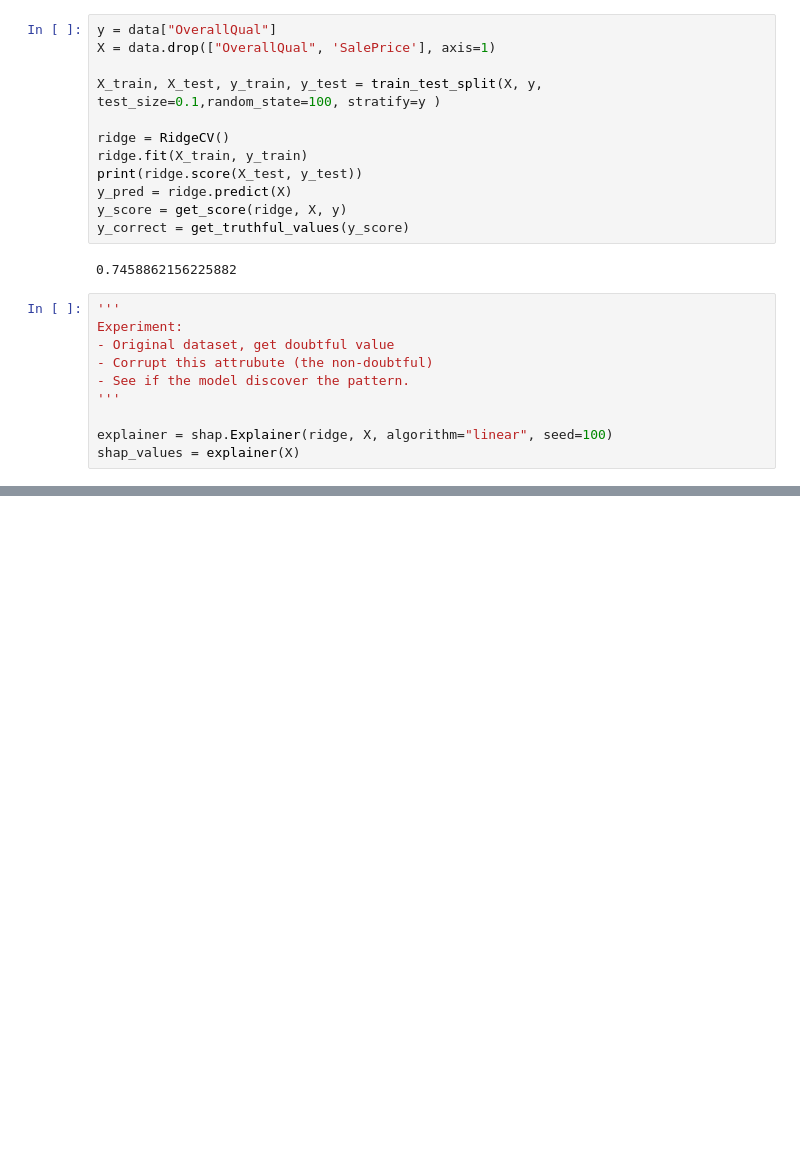
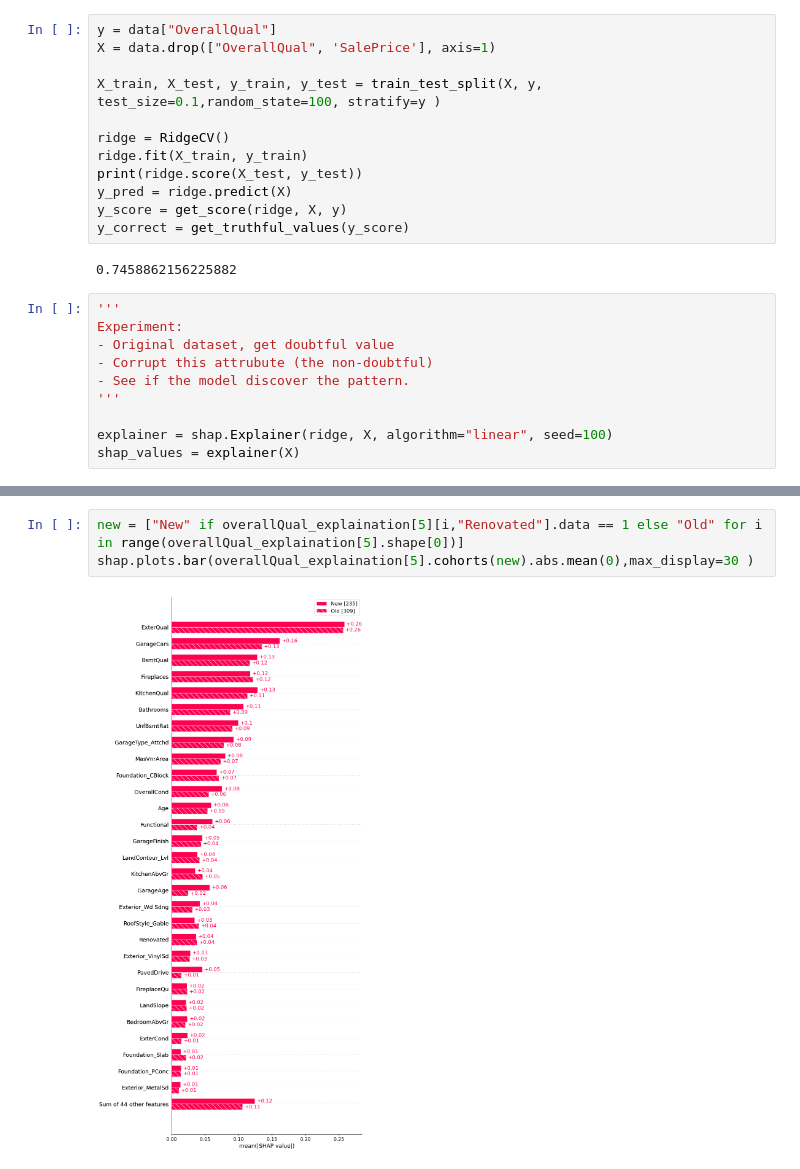
Before and after one commit to ngqhung0912/Research-Database-IR, a Jupyter notebook: data-corruption.ipynb, the cells around one changed output, grey strips where cells are left out. Drawn from its saved outputs; the diff is of its cells as text; blank space fills up the shorter version.

```diff
--- a/data-corruption.ipynb
+++ b/data-corruption.ipynb
@@ -156,0 +191,5 @@ data.loc[267, 'OverallQual']
+# %%
+new = ["New" if overallQual_explaination[5][i,"Renovated"].data == 1 else "Old" for i in range(overallQual_explaination[5].shape[0])]
+shap.plots.bar(overallQual_explaination[5].cohorts(new).abs.mean(0),max_display=30 )
+# %% [output]
+[figure, added]
```
Also changed, not shown: parts of 20 cells of this notebook, 9 other files.
